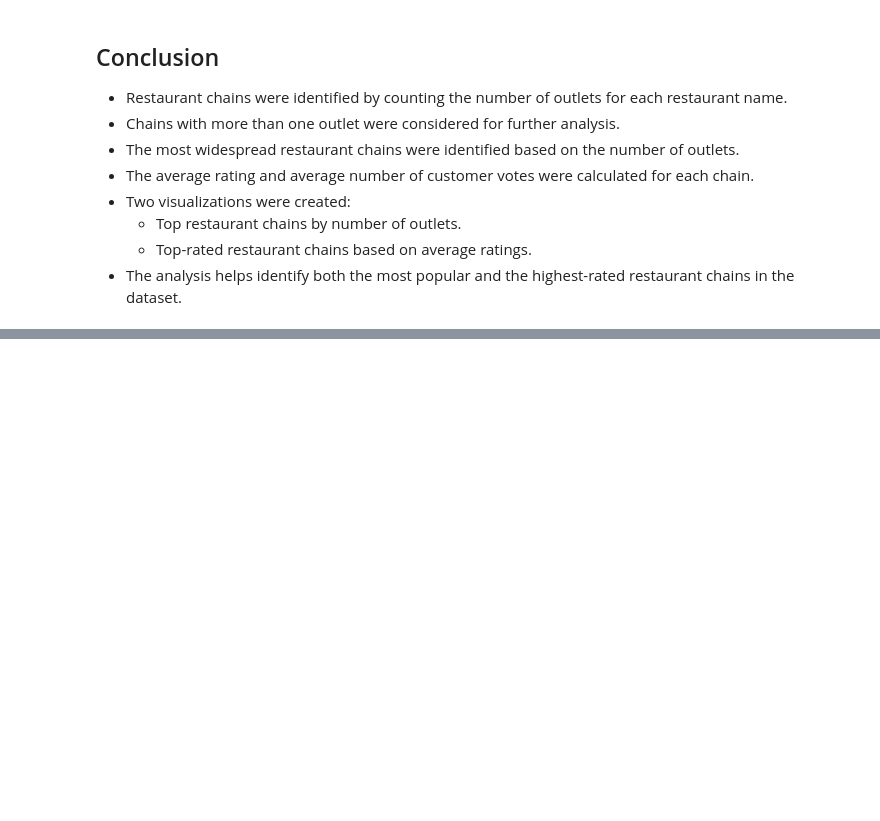
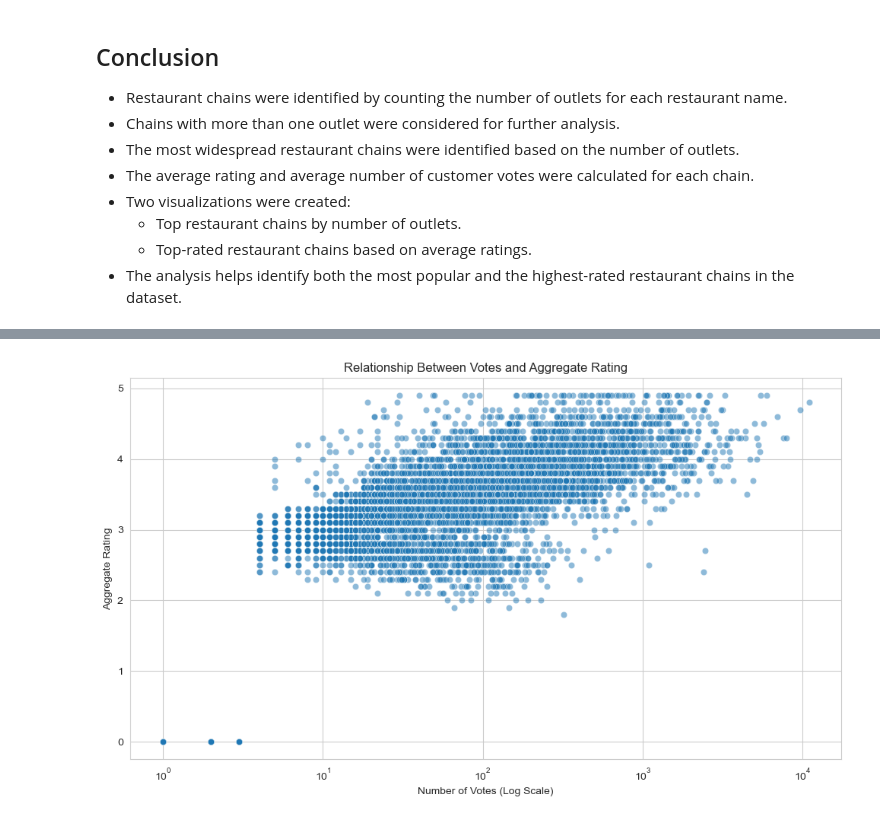
Before and after one commit to gajanantangde/Cognifyz-Data-Analysis-Internship, a Jupyter notebook: Notebook/Cognifyz_Data_Analysis.ipynb, the cells around one changed output, grey strips where cells are left out. Saved outputs shown, nothing was run; the diff lists cells and outputs as text; code cells hidden in the pictures; blank space fills up the shorter version.

```diff
--- a/Notebook/Cognifyz_Data_Analysis.ipynb
+++ b/Notebook/Cognifyz_Data_Analysis.ipynb
@@ -1494,0 +1849,31 @@ Top Restaurant Chains
+# %%
+# ==========================================================
+# Visualization - Votes vs Aggregate Rating
+# ==========================================================
+
+plt.figure(figsize=(10, 6))
+
+sns.scatterplot(
+    data=df,
+    x="Votes",
+    y="Aggregate rating",
+    alpha=0.5
+)
+
+plt.xscale("log")
+
+plt.title("Relationship Between Votes and Aggregate Rating")
+plt.xlabel("Number of Votes (Log Scale)")
+plt.ylabel("Aggregate Rating")
+
+plt.tight_layout()
+
+plt.savefig(
+    r"C:\Users\Lenovo\Documents\Internship_Project\Images\Level_3\Task2_Votes_vs_Rating.png",
+    dpi=300,
+    bbox_inches="tight"
+)
+
+plt.show()
+# %% [output]
+[figure, added]
```
Also changed, not shown: parts of 37 cells of this notebook, 11 other files.
